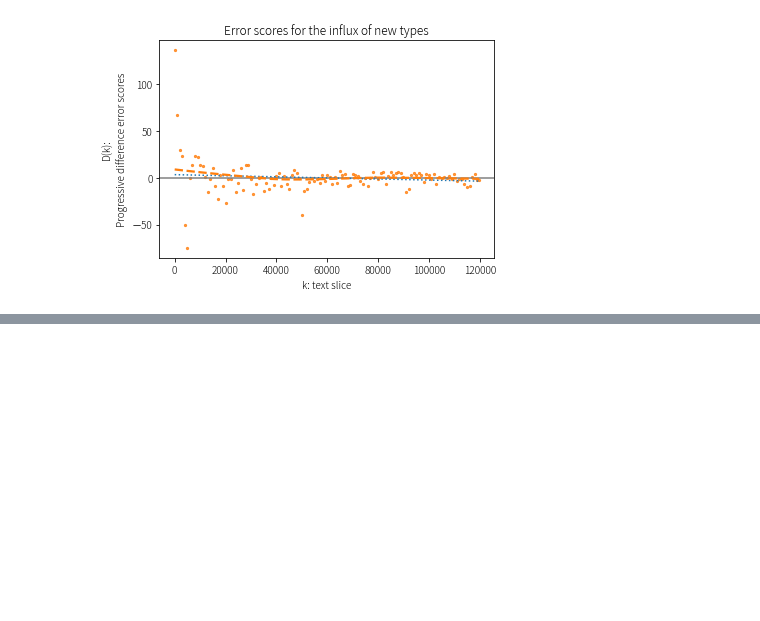
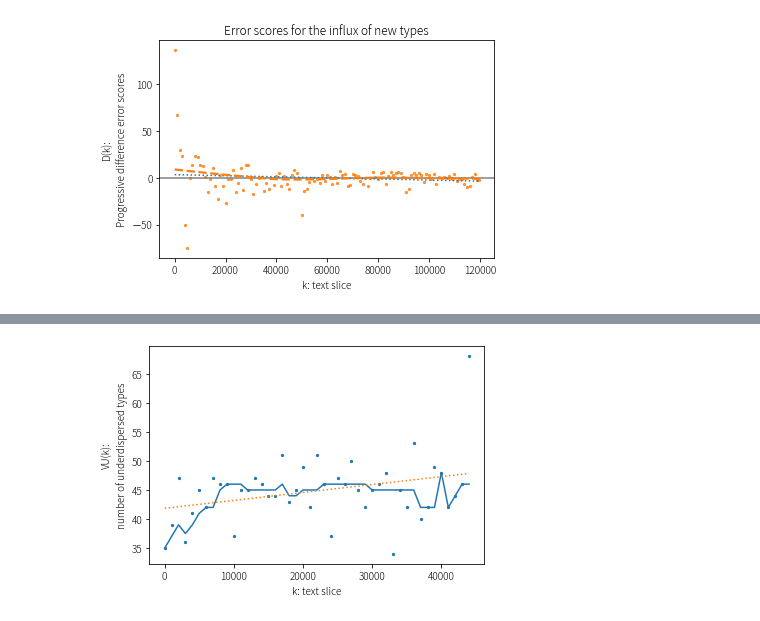
Before and after one commit to lopentu/cck, a Jupyter notebook: etc/vocab_growth.ipynb, the cells around one changed output, grey strips where cells are left out. Cells and saved outputs as stored; diff of their text form; code cells hidden in the pictures; blank space fills up the shorter version.

Commit message:
add vocab_growth

```diff
--- a/etc/vocab_growth.ipynb
+++ b/etc/vocab_growth.ipynb
@@ -67,0 +93,6 @@ for i in range(10):
+# %%
+growth_obj.calc_d_k_threshold()
+growth_obj.get_VU()
+growth_obj.plot_VU()
+# %% [output]
+[figure, added]
```
Also changed, not shown: parts of 10 cells of this notebook, 1 other file.
